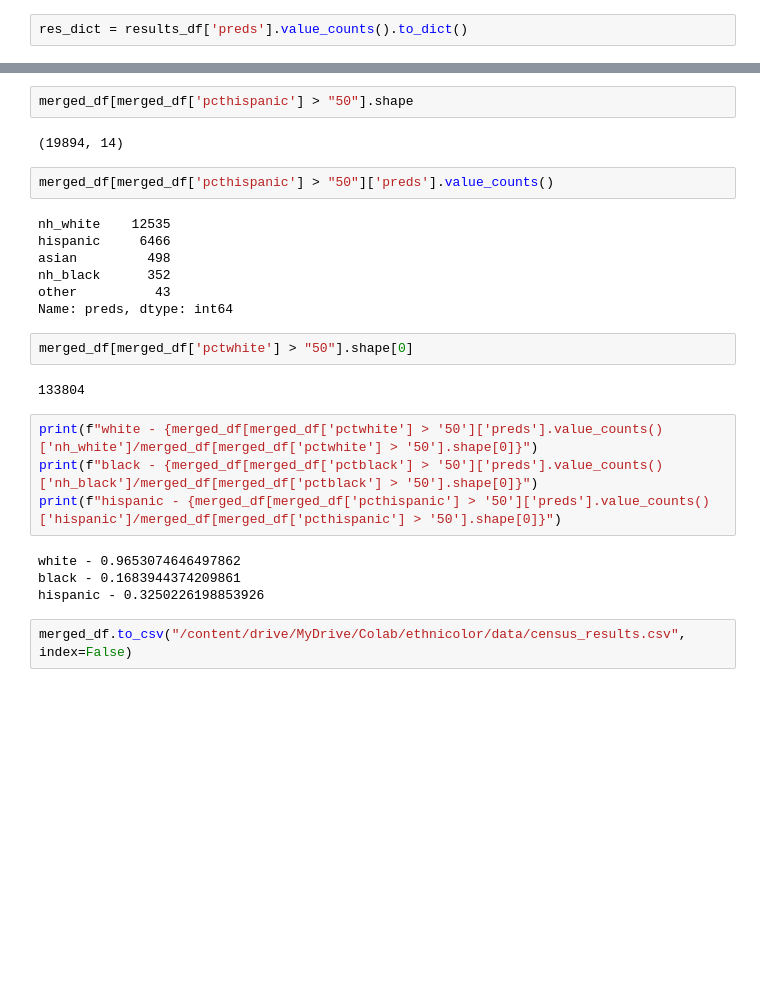
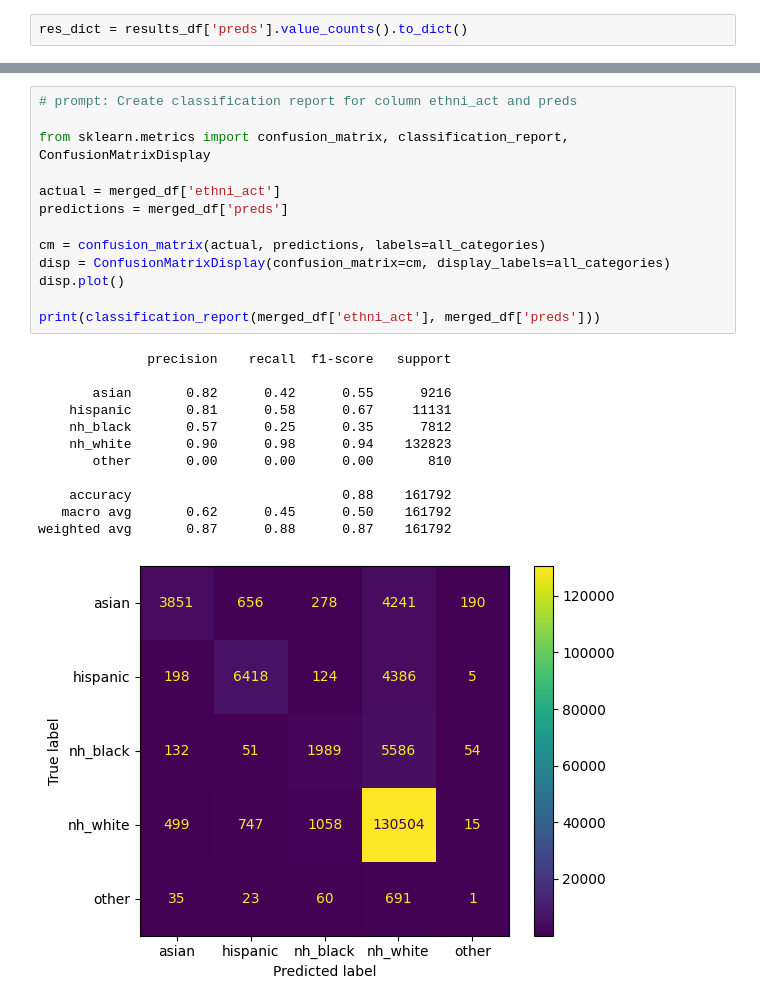
Before and after one commit to appeler/ethnicolr_v2, a Jupyter notebook: notebooks/12.1_census_validation.ipynb, the cells around one changed output, grey strips where cells are left out. Cells and saved outputs as stored; diff of their text form; blank space fills up the shorter version.

```diff
--- a/notebooks/12.1_census_validation.ipynb
+++ b/notebooks/12.1_census_validation.ipynb
@@ -284,27 +235,26 @@ Name: preds, dtype: int64
-# %%
-merged_df[merged_df['pcthispanic'] > "50"].shape
-# %% [output]
-(19894, 14)
-# %%
-merged_df[merged_df['pcthispanic'] > "50"]['preds'].value_counts()
-# %% [output]
-nh_white    12535
-hispanic     6466
-asian         498
-nh_black      352
-other          43
-Name: preds, dtype: int64
-# %%
-merged_df[merged_df['pctwhite'] > "50"].shape[0]
-# %% [output]
-133804
-# %%
-print(f"white - {merged_df[merged_df['pctwhite'] > '50']['preds'].value_counts()['nh_white']/merged_df[merged_df['pctwhite'] > '50'].shape[0]}")
-print(f"black - {merged_df[merged_df['pctblack'] > '50']['preds'].value_counts()['nh_black']/merged_df[merged_df['pctblack'] > '50'].shape[0]}")
-print(f"hispanic - {merged_df[merged_df['pcthispanic'] > '50']['preds'].value_counts()['hispanic']/merged_df[merged_df['pcthispanic'] > '50'].shape[0]}")
-# %% [output]
-white - 0.9653074646497862
-black - 0.1683944374209861
-hispanic - 0.3250226198853926
-# %%
-merged_df.to_csv("/content/drive/MyDrive/Colab/ethnicolor/data/census_results.csv", index=False)
+# %%
+# prompt: Create classification report for column ethni_act and preds
+
+from sklearn.metrics import confusion_matrix, classification_report, ConfusionMatrixDisplay
+
+actual = merged_df['ethni_act']
+predictions = merged_df['preds']
+
+cm = confusion_matrix(actual, predictions, labels=all_categories)
+disp = ConfusionMatrixDisplay(confusion_matrix=cm, display_labels=all_categories)
+disp.plot()
+
+print(classification_report(merged_df['ethni_act'], merged_df['preds']))
+# %% [output]
+              precision    recall  f1-score   support
+
+       asian       0.82      0.42      0.55      9216
+    hispanic       0.81      0.58      0.67     11131
+    nh_black       0.57      0.25      0.35      7812
+    nh_white       0.90      0.98      0.94    132823
+       other       0.00      0.00      0.00       810
+
+    accuracy                           0.88    161792
+   macro avg       0.62      0.45      0.50    161792
+weighted avg       0.87      0.88      0.87    161792
+[figure, added]
```
Also changed, not shown: parts of 19 cells of this notebook.
